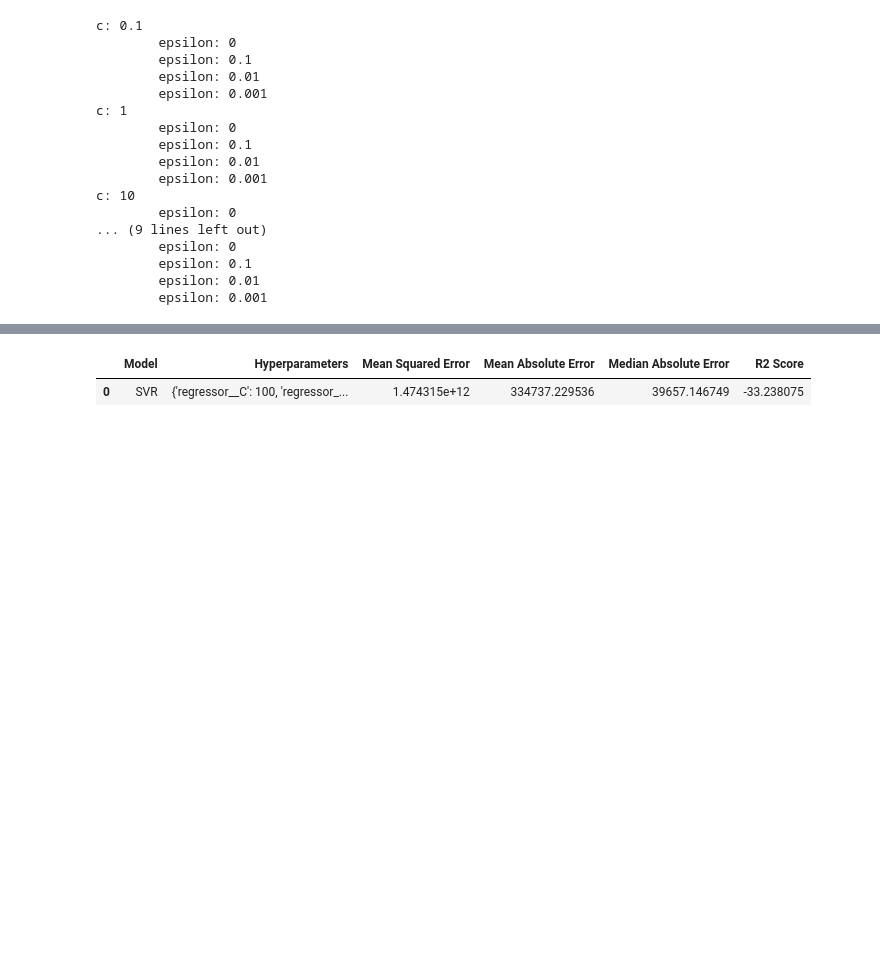
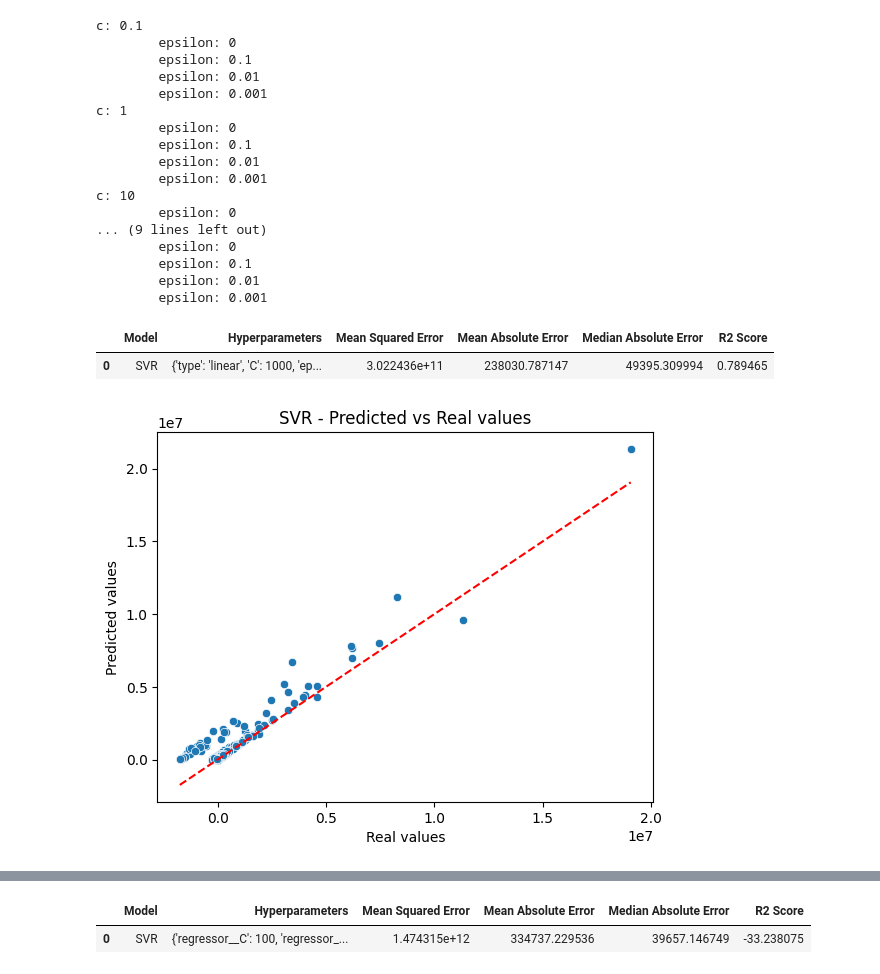
Before and after one commit to pierre-jezegou/fib-ml-project, a Jupyter notebook: models/svm.ipynb, the cells around one changed output, grey strips where cells are left out. Drawn from its saved outputs; the diff is of its cells as text; code cells hidden in the pictures; blank space fills up the shorter version.

```diff
--- a/models/svm.ipynb
+++ b/models/svm.ipynb
@@ -121,0 +138,7 @@ c: 10
+# %%
+plot_ypred_vs_yreal(y_test, y_pred_best_svr, model, False, True)
+write_metrics_in_csv(y_test, y_pred_best_svr, model, hyperparameters)
+# %% [output]
+|  | Model | Hyperparameters | Mean Squared Error | Mean Absolute Error | Median Absolute Error | R2 Score |
+| 0 | SVR | {'type': 'linear', 'C': 1000, 'ep... | 3.022436e+11 | 238030.787147 | 49395.309994 | 0.789465 |
+[figure, added]
```
Also changed, not shown: parts of 9 cells of this notebook.
